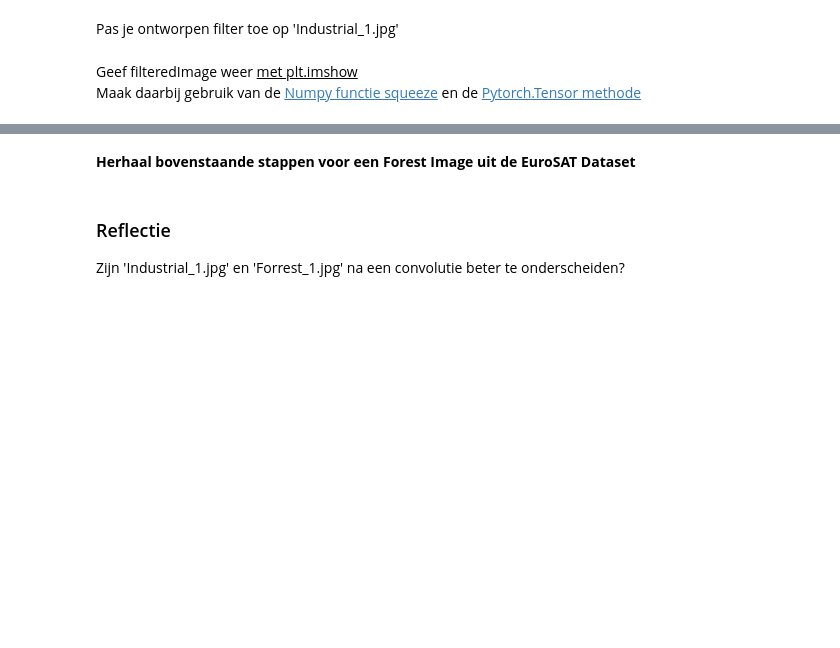
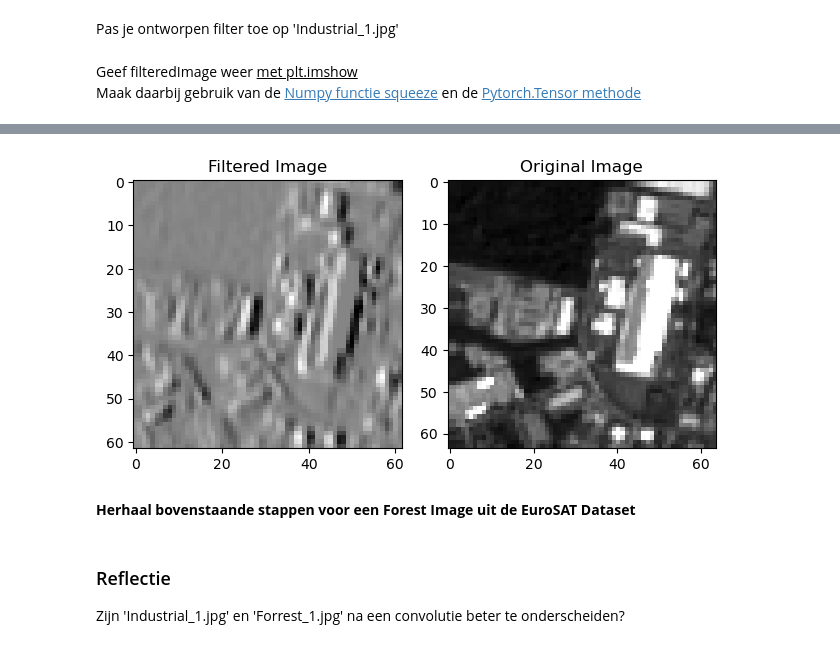
Before and after one commit to ArachDyrr/Make_AI_Work_3, a Jupyter notebook: practica/01. Beeldherkenning/Practicum/image_procssing/pytorch/convolution-neural-net-practicum1.ipynb, the cells around one changed output, grey strips where cells are left out. Cells and saved outputs as stored; diff of their text form; code cells hidden in the pictures; blank space fills up the shorter version.

```diff
--- a/practica/01. Beeldherkenning/Practicum/image_procssing/pytorch/convolution-neural-net-practicum1.ipynb
+++ b/practica/01. Beeldherkenning/Practicum/image_procssing/pytorch/convolution-neural-net-practicum1.ipynb
@@ -174,3 +188,36 @@ plt.imshow(np.squeeze(industrialFiltered.detach()))
+# %%
+import matplotlib.pyplot as plt
+import numpy as np
+
+# Set the savefig.bbox parameter to 'tight'
+plt.rcParams["savefig.bbox"] = 'tight'
+
+# Assuming 'industrial' and 'industrialFiltered' are torch.Tensor objects
+industrial = industrial
+industrialFiltered = industrialFiltered
+
+# Remove single-dimensional entries from the shape of the tensors
+industrial = np.squeeze(industrial)
+industrialFiltered = np.squeeze(industrialFiltered)
+
+# Create a figure with two subplots
+fig, axes = plt.subplots(1, 2)
+
+# Display the filtered image in the first subplot
+axes[0].imshow(industrialFiltered, cmap='gray')
+axes[0].set_title('Filtered Image')
+
+# Display the original image in the second subplot
+axes[1].imshow(industrial, cmap='gray')
+axes[1].set_title('Original Image')
+
+# Adjust spacing between subplots to prevent overlap
+fig.tight_layout()
+
+# Show the plot
+plt.show()
+# %% [output]
+[figure, added]
 # %% [markdown]
 **Herhaal bovenstaande stappen voor een Forest Image uit de EuroSAT Dataset**
 # %% [markdown]
```
Also changed, not shown: parts of 2 cells of this notebook, 1 other file.
